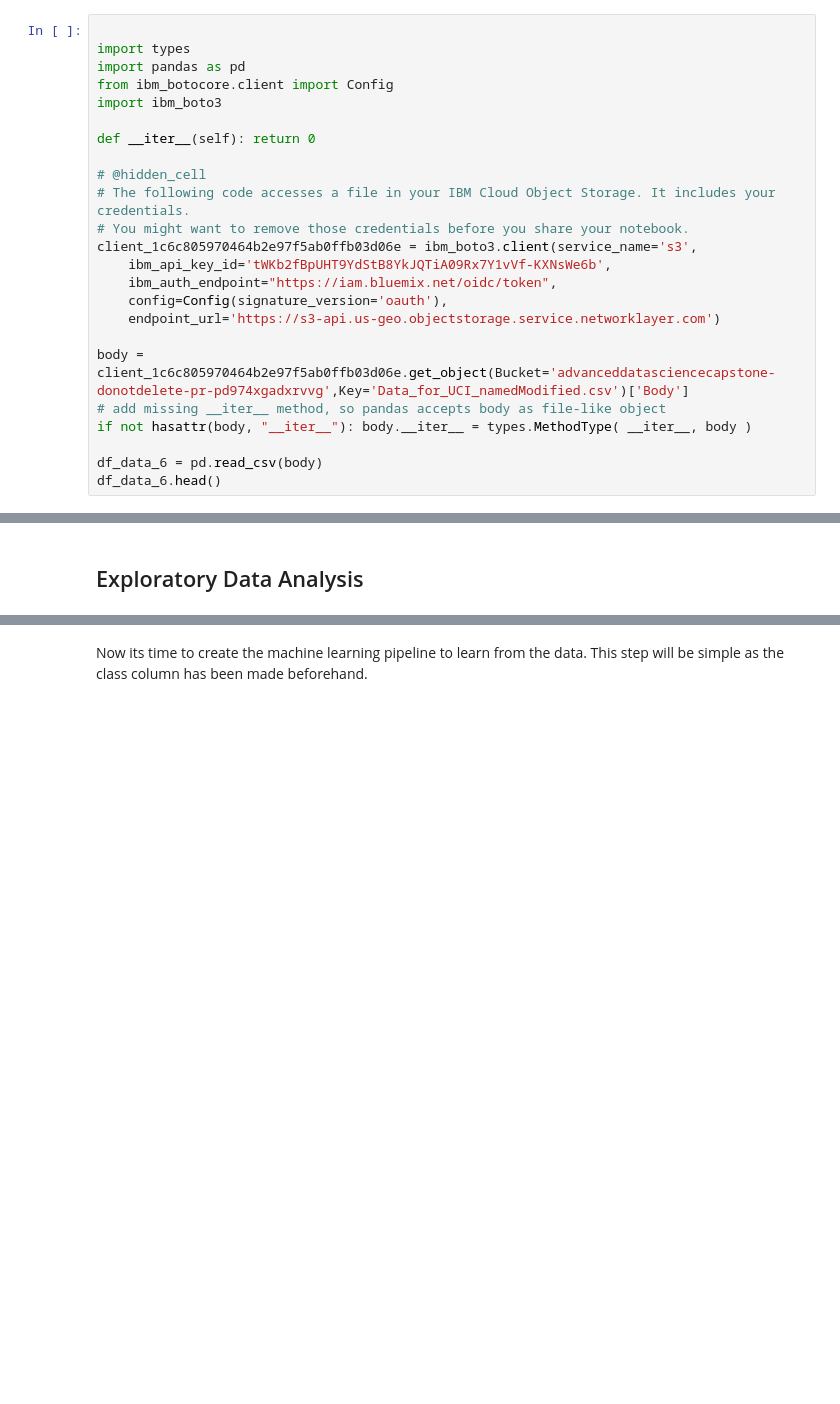
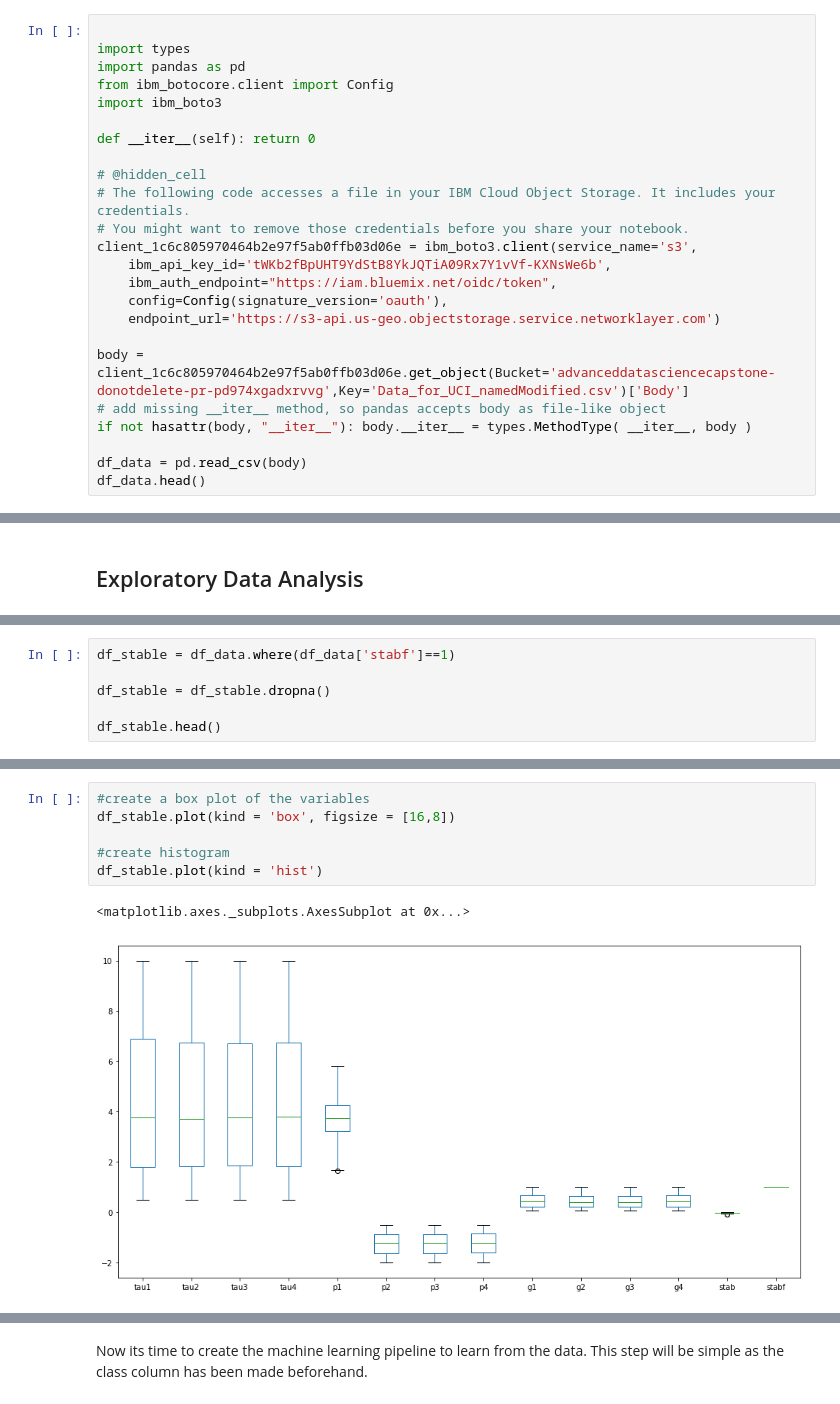
Before and after one commit to JonHasan/IBMDataScienceSpecialization-, a Jupyter notebook: Final Project/Analyzing the electrical grid.ipynb, the cells around one changed output, grey strips where cells are left out. Saved outputs shown, nothing was run; the diff lists cells and outputs as text; blank space fills up the shorter version.

```diff
--- a/Final Project/Analyzing the electrical grid.ipynb
+++ b/Final Project/Analyzing the electrical grid.ipynb
@@ -47,8 +47,8 @@ body = client_1c6c805970464b2e97f5ab0ffb03d06e.get_object(Bucket='advanceddatasc
 # add missing __iter__ method, so pandas accepts body as file-like object
 if not hasattr(body, "__iter__"): body.__iter__ = types.MethodType( __iter__, body )
 
-df_data_6 = pd.read_csv(body)
-df_data_6.head()
+df_data = pd.read_csv(body)
+df_data.head()
 # %% [output]
 |  | tau1 | tau2 | tau3 | tau4 | p1 | p2 | p3 | p4 | g1 | g2 | g3 | ... |
 | 0 | 2.959060 | 3.079885 | 8.381025 | 9.780754 | 3.763085 | -0.782604 | -1.257395 | -1.723086 | 0.650456 | 0.859578 | 0.887445 | ... |
@@ -126,0 +125,6 @@ pyspark.sql.dataframe.DataFrame
+# %%
+df_stable = df_data.where(df_data['stabf']==1)
+
+df_stable = df_stable.dropna()
+
+df_stable.head()
@@ -126,0 +152,9 @@ pyspark.sql.dataframe.DataFrame
+# %%
+#create a box plot of the variables
+df_stable.plot(kind = 'box', figsize = [16,8])
+
+#create histogram
+df_stable.plot(kind = 'hist')
+# %% [output]
+<matplotlib.axes._subplots.AxesSubplot at 0x...>
+[figure, added]
```
Also changed, not shown: parts of 60 cells of this notebook.
